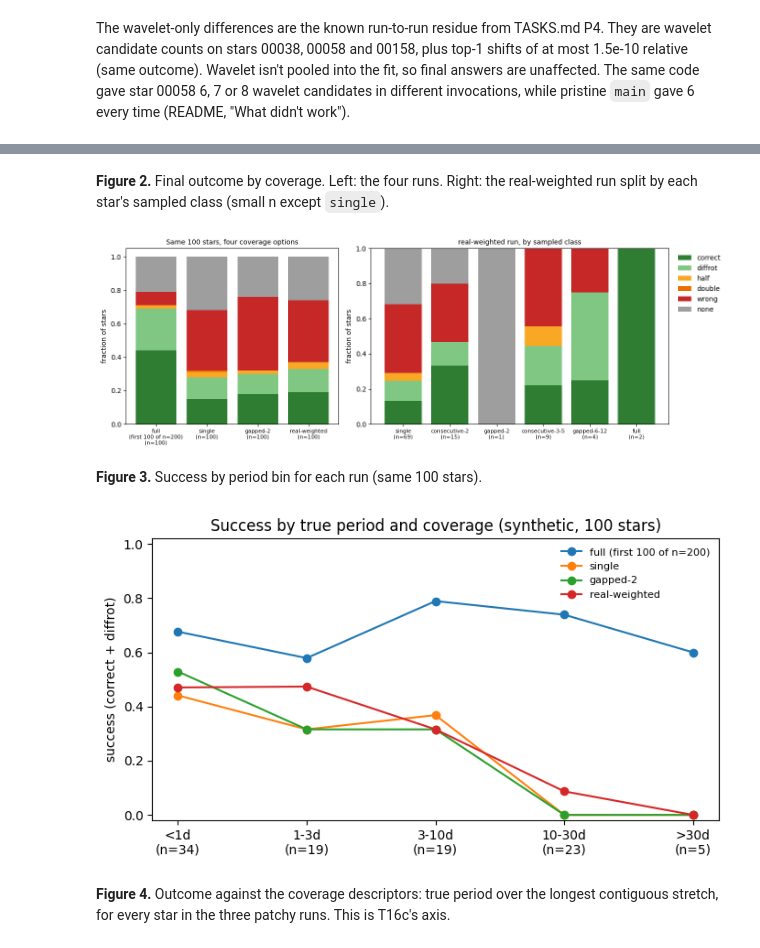
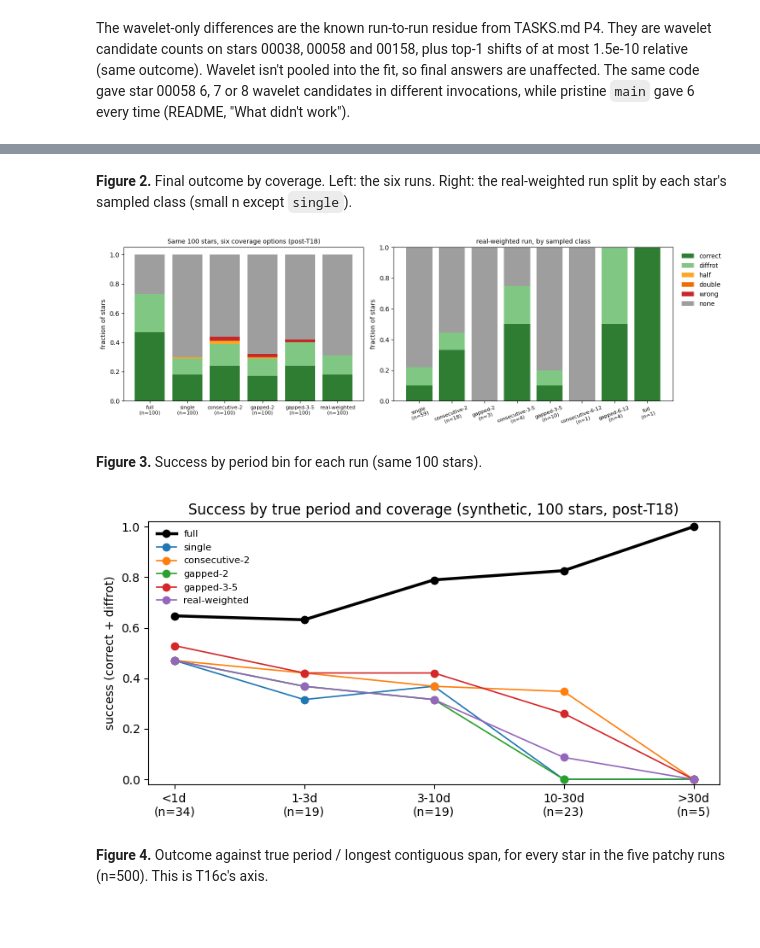
Before and after one commit to rae-holcomb/ss_redevelopment, a Jupyter notebook: reports/2026-10-14_t16a-coverage-infrastructure/notebook.ipynb, the cells around one changed output, grey strips where cells are left out. Drawn from its saved outputs; the diff is of its cells as text; code cells hidden in the pictures; blank space fills up the shorter version.

Commit message:
T16a: rerun coverage demos on post-T18 pipeline with pooled, frequency-weighted defaults; report and docs
Co-Authored-By: Claude Opus 5.5 <noreply@anthropic.com>

```diff
--- a/reports/2026-10-14_t16a-coverage-infrastructure/notebook.ipynb
+++ b/reports/2026-10-14_t16a-coverage-infrastructure/notebook.ipynb
@@ -314,17 +314,17 @@ The wavelet-only differences are the known run-to-run residue from TASKS.md P4.
 # %%
+RUNS = ("single", "consecutive-2", "gapped-2", "gapped-3-5", "real-weighted")
 runs = {}
-full = pd.read_csv(DATA / "full200" / "per_star.csv")
-runs["full\n(first 100 of n=200)"] = full[full.star_id.str[-5:].astype(int) < 100]
-for r in ("single", "gapped-2", "real-weighted"):
-    runs[r] = pd.read_csv(DATA / r / "per_star.csv", dtype={"sectors": str})
-for k in runs:  # re-derive classes with the 2026-10-15 consecutive/gapped split
-    runs[k] = runs[k].assign(coverage_class=runs[k].sectors.astype(str).map(lambda p: cov.coverage_class(cov.parse_pattern(p))))
+base = pd.read_csv(REPO / "benchmarks/baselines/synth200_s0_tables/per_star.csv")
+runs["full"] = base[base.star_id.str[-5:].astype(int) < 100]
+for r in RUNS:
+    runs[r] = pd.read_csv(DATA / f"v2_{r}" / "per_star.csv", dtype={"sectors": str})
+    print(r, "->", json.load(open(DATA / f"v2_{r}" / "metrics.json"))["config"]["dataset"])
 rw = runs["real-weighted"]
 groups = dict(runs)
 for c in cov.COVERAGE_CLASSES:
     sub = rw[rw.coverage_class == c]
     if len(sub):
-        groups[f"real-weighted:\n{c}"] = sub
-tab = pd.DataFrame({k.replace("\n", " "): ev.outcome_fractions(v.final_outcome) for k, v in groups.items()}).T
+        groups[f"real-weighted: {c}"] = sub
+tab = pd.DataFrame({k: ev.outcome_fractions(v.final_outcome) for k, v in groups.items()}).T
 tab[["n", "success", "correct", "diffrot", "alias", "wrong", "none"]].round(3)
 # %% [output]
@@ -342,39 +351,40 @@ tab[["n", "success", "correct", "diffrot", "alias", "wrong", "none"]].round(3)
 # %% [markdown]
-**Figure 2.** Final outcome by coverage. Left: the four runs. Right: the real-weighted run split by each star's sampled class (small n except `single`).
+**Figure 2.** Final outcome by coverage. Left: the six runs. Right: the real-weighted run split by each star's sampled class (small n except `single`).
 # %%
 def stacked(ax, items, title):
     names = list(items)
     bottom = np.zeros(len(names))
     for o in ev.OUTCOMES:
         vals = np.array([np.mean(items[k].final_outcome == o) for k in names])
         ax.bar(range(len(names)), vals, bottom=bottom, color=OUTCOME_COLORS[o], label=o)
         bottom += vals
     ax.set_xticks(range(len(names)), [f"{k}\n(n={len(items[k])})" for k in names], fontsize=8)
     ax.set_ylabel("fraction of stars"); ax.set_title(title, fontsize=10)
 
-fig, (a1, a2) = plt.subplots(1, 2, figsize=(13, 4.5), gridspec_kw=dict(width_ratios=[1, 1.4]))
-stacked(a1, runs, "Same 100 stars, four coverage options")
+fig, (a1, a2) = plt.subplots(1, 2, figsize=(14, 4.5), gridspec_kw=dict(width_ratios=[1.2, 1.4]))
+stacked(a1, runs, "Same 100 stars, six coverage options (post-T18)")
 stacked(a2, {c: rw[rw.coverage_class == c] for c in cov.COVERAGE_CLASSES if (rw.coverage_class == c).any()},
         "real-weighted run, by sampled class")
 a2.legend(bbox_to_anchor=(1.01, 1), loc="upper left", frameon=False)
+plt.setp(a2.get_xticklabels(), rotation=20)
 fig.tight_layout(); fig.savefig(FIG / "fig2_outcome_vs_coverage.png", dpi=130)
 # %% [output]
-[figure, old version]
+[figure, new version]
 # %% [markdown]
 **Figure 3.** Success by period bin for each run (same 100 stars).
 # %%
-bins = [b for b in ev.PERIOD_BIN_LABELS]
-fig, ax = plt.subplots(figsize=(7, 4))
+bins = list(ev.PERIOD_BIN_LABELS)
+fig, ax = plt.subplots(figsize=(7.5, 4))
 for k, v in runs.items():
     s = [v[v.period_bin == b].final_outcome.isin(ev.SUCCESS_OUTCOMES).mean() if (v.period_bin == b).any() else np.nan for b in bins]
-    ax.plot(bins, s, marker="o", label=k.replace("\n", " "))
+    ax.plot(bins, s, marker="o", label=k, lw=2.5 if k == "full" else 1.2, color="k" if k == "full" else None)
 n = runs["single"].period_bin.value_counts()
 ax.set_xticks(range(len(bins)), [f"{b}\n(n={n.get(b, 0)})" for b in bins])
 ax.set_ylabel("success (correct + diffrot)"); ax.set_ylim(-0.02, 1.02); ax.legend(frameon=False, fontsize=8)
-ax.set_title("Success by true period and coverage (synthetic, 100 stars)")
+ax.set_title("Success by true period and coverage (synthetic, 100 stars, post-T18)")
 fig.tight_layout(); fig.savefig(FIG / "fig3_success_by_bin_and_coverage.png", dpi=130)
 # %% [output]
-[figure, old version]
+[figure, new version]
 # %% [markdown]
-**Figure 4.** Outcome against the coverage descriptors: true period over the longest contiguous stretch, for every star in the three patchy runs. This is T16c's axis.
+**Figure 4.** Outcome against true period / longest contiguous span, for every star in the five patchy runs (n=500). This is T16c's axis.
 # %%
```
Also changed, not shown: parts of 13 cells of this notebook, 17 other files.
